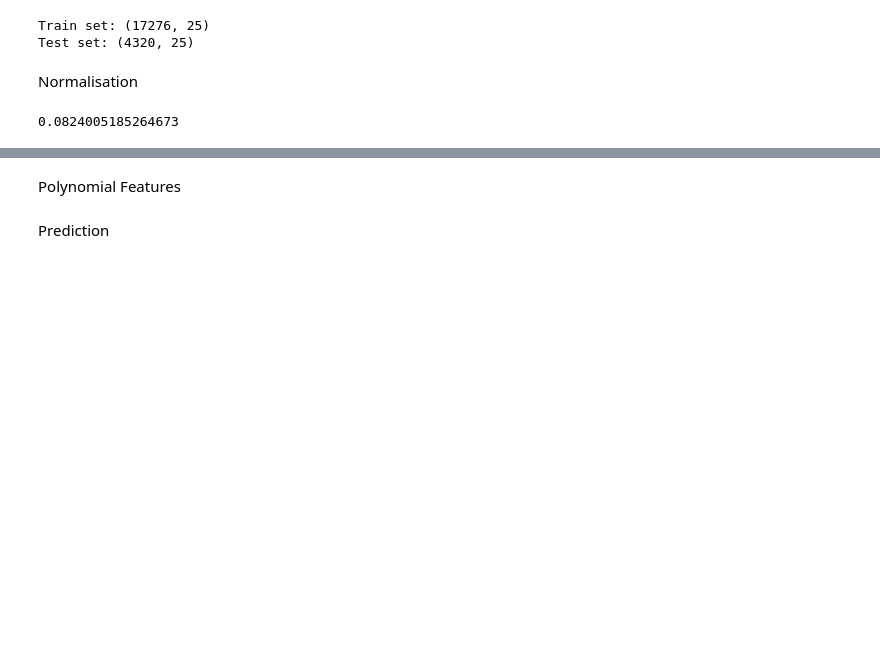
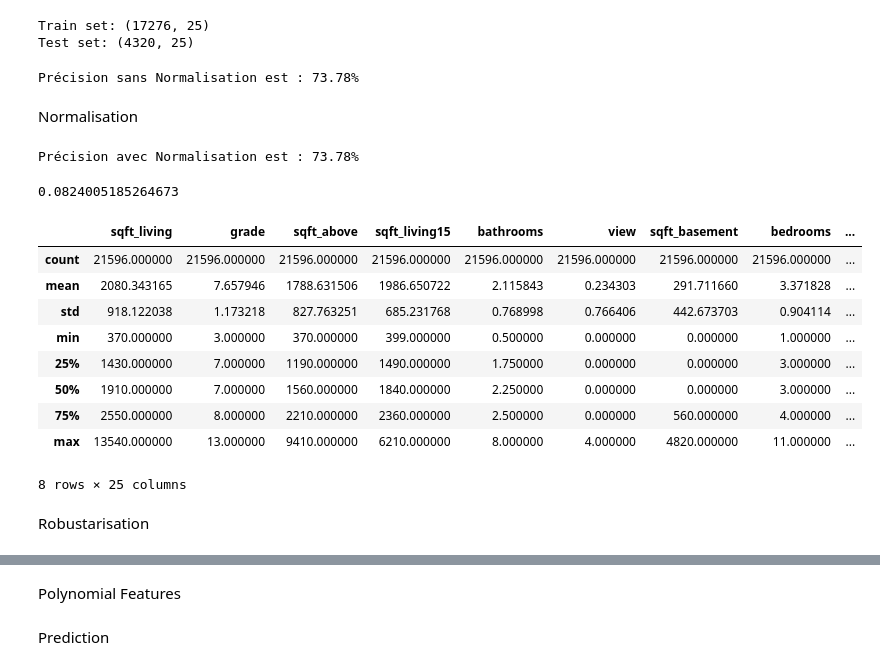
Before and after one commit to Rapsw/Projet_Final_Machine_Learning, a Jupyter notebook: data_preparation.ipynb, the cells around one changed output, grey strips where cells are left out. Drawn from its saved outputs; the diff is of its cells as text; code cells hidden in the pictures; blank space fills up the shorter version.

```diff
--- a/data_preparation.ipynb
+++ b/data_preparation.ipynb
@@ -52,3 +47,21 @@ Test set: (4320, 25)
+# %%
+accurancy = model.score(X_test, y_test)
+accurancy = round(accurancy*100, 3)
+print(f'Précision sans Normalisation est : {accurancy}%')
+# %% [output]
+Précision sans Normalisation est : 73.78%
 # %% [markdown]
 Normalisation
+# %%
+normalized_X = MinMaxScaler().fit_transform(X)
+
+norm_x_train, norm_x_test, y_train, y_test = train_test_split(normalized_X, y, test_size=0.2)
+
+model = LinearRegression()
+model = model.fit(norm_x_train, y_train)
+accurancy_with_normalisation = model.score(norm_x_test, y_test)
+accurancy_with_normalisation = round(accurancy_with_normalisation*100, 3)
+print(f'Précision avec Normalisation est : {accurancy}%')
+# %% [output]
+Précision avec Normalisation est : 73.78%
 # %%
@@ -57,2 +70,17 @@ print(X_minmax)
 # %% [output]
 0.0824005185264673
+# %%
+X.describe()
+# %% [output]
+|  | sqft_living | grade | sqft_above | sqft_living15 | bathrooms | view | sqft_basement | bedrooms | ... |
+| count | 21596.000000 | 21596.000000 | 21596.000000 | 21596.000000 | 21596.000000 | 21596.000000 | 21596.000000 | 21596.000000 | ... |
+| mean | 2080.343165 | 7.657946 | 1788.631506 | 1986.650722 | 2.115843 | 0.234303 | 291.711660 | 3.371828 | ... |
+| std | 918.122038 | 1.173218 | 827.763251 | 685.231768 | 0.768998 | 0.766406 | 442.673703 | 0.904114 | ... |
+| min | 370.000000 | 3.000000 | 370.000000 | 399.000000 | 0.500000 | 0.000000 | 0.000000 | 1.000000 | ... |
+| 25% | 1430.000000 | 7.000000 | 1190.000000 | 1490.000000 | 1.750000 | 0.000000 | 0.000000 | 3.000000 | ... |
+| 50% | 1910.000000 | 7.000000 | 1560.000000 | 1840.000000 | 2.250000 | 0.000000 | 0.000000 | 3.000000 | ... |
+| 75% | 2550.000000 | 8.000000 | 2210.000000 | 2360.000000 | 2.500000 | 0.000000 | 560.000000 | 4.000000 | ... |
+| max | 13540.000000 | 13.000000 | 9410.000000 | 6210.000000 | 8.000000 | 4.000000 | 4820.000000 | 11.000000 | ... |
+8 rows × 25 columns
+# %% [markdown]
+Robustarisation
```
Also changed, not shown: parts of 36 cells of this notebook, 1 other file.
